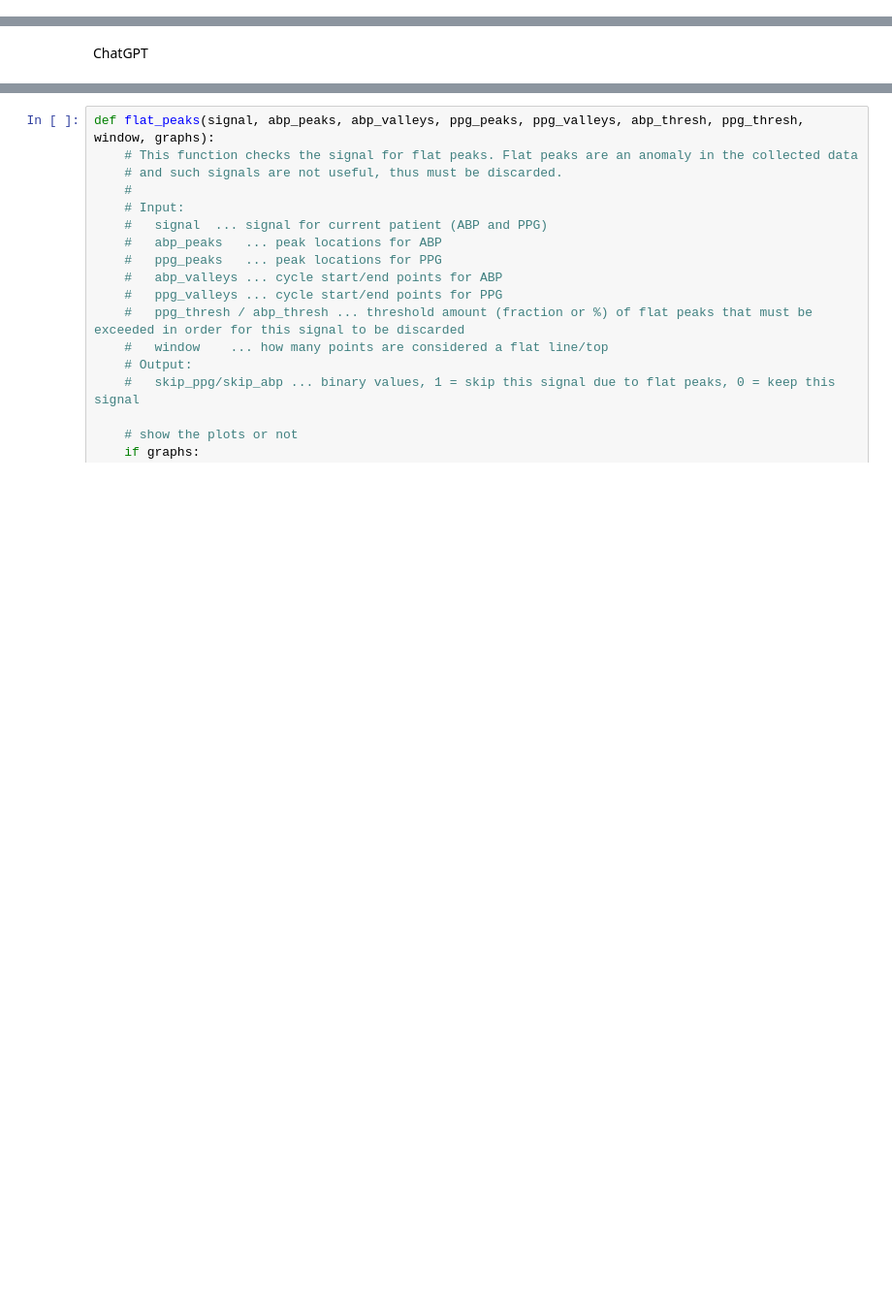
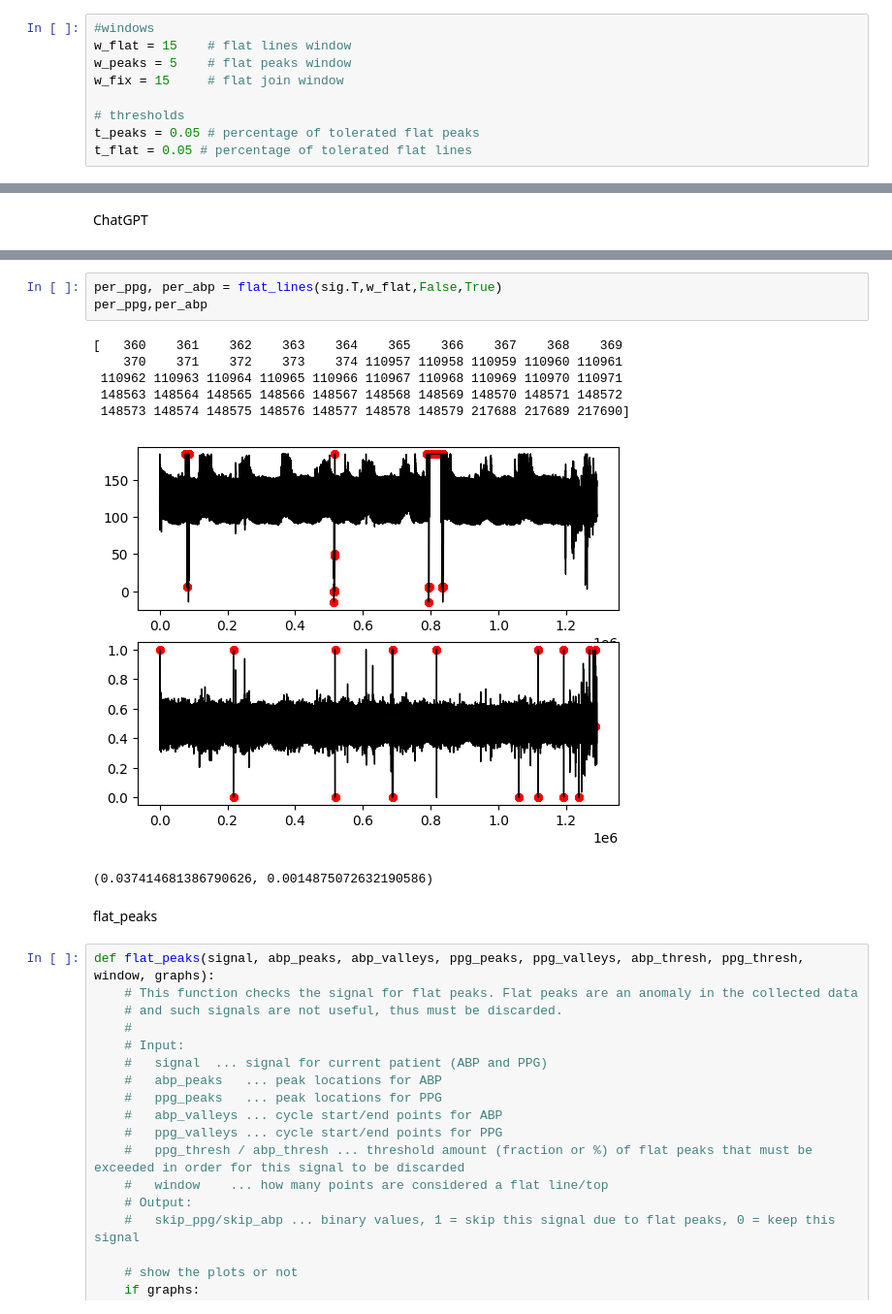
Before and after one commit to ax6000/BloodPressureEstimation, a Jupyter notebook: notebooks/del_flat_waves.ipynb, the cells around one changed output, grey strips where cells are left out. Shown: that part at 97% size. Cells and saved outputs as stored; diff of their text form; blank space fills up the shorter version.

```diff
--- a/notebooks/del_flat_waves.ipynb
+++ b/notebooks/del_flat_waves.ipynb
@@ -4,0 +9,9 @@ https://github.com/gslapnicar/bp-estimation-mimic3/blob/master/cleaning_scripts/
+# %%
+#windows
+w_flat = 15    # flat lines window
+w_peaks = 5    # flat peaks window
+w_fix = 15     # flat join window
+
+# thresholds
+t_peaks = 0.05 # percentage of tolerated flat peaks
+t_flat = 0.05 # percentage of tolerated flat lines
@@ -73,6 +111,19 @@ def flat_lines(data, window, incline, show):
         plt.show()
 
     return per_ppg, per_abp
+# %%
+per_ppg, per_abp = flat_lines(sig.T,w_flat,False,True)
+per_ppg,per_abp
+# %% [output]
+[   360    361    362    363    364    365    366    367    368    369
+    370    371    372    373    374 110957 110958 110959 110960 110961
+ 110962 110963 110964 110965 110966 110967 110968 110969 110970 110971
+ 148563 148564 148565 148566 148567 148568 148569 148570 148571 148572
+ 148573 148574 148575 148576 148577 148578 148579 217688 217689 217690]
+[figure, added]
+(0.037414681386790626, 0.0014875072632190586)
+# %% [markdown]
+flat_peaks
 # %%
 def flat_peaks(signal, abp_peaks, abp_valleys, ppg_peaks, ppg_valleys, abp_thresh, ppg_thresh, window, graphs):
     # This function checks the signal for flat peaks. Flat peaks are an anomaly in the collected data
```
Also changed, not shown: parts of 26 cells of this notebook, 2 other files.
